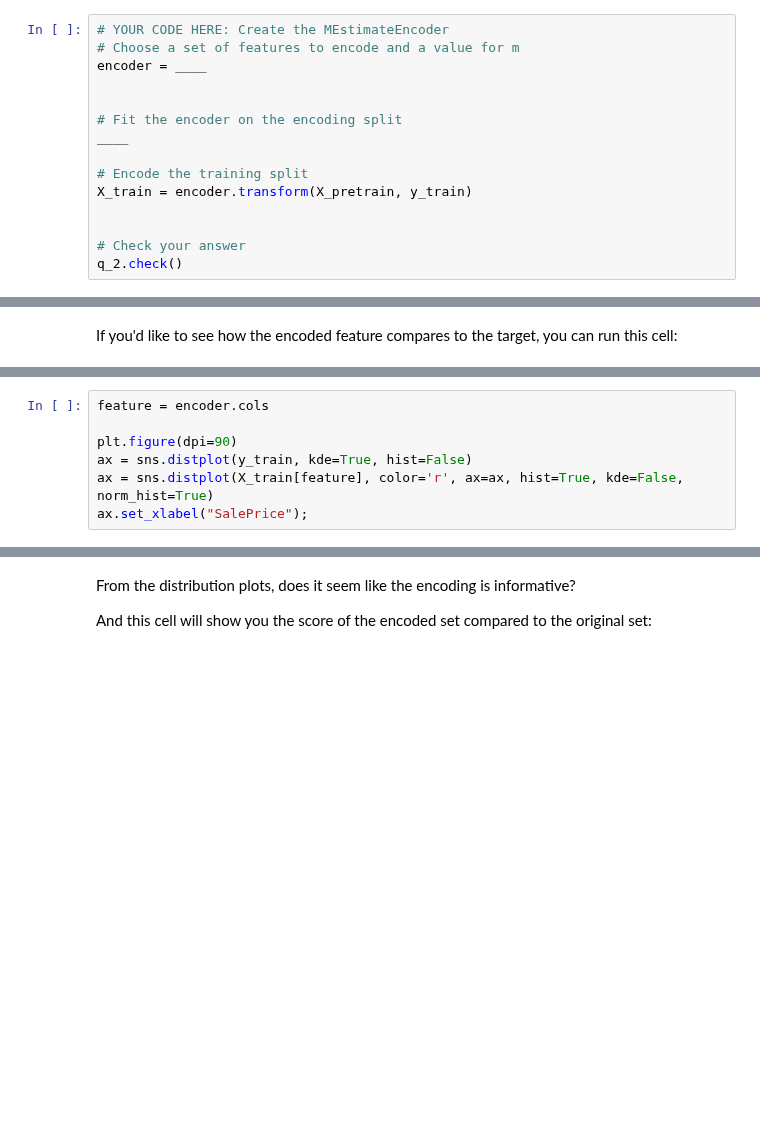
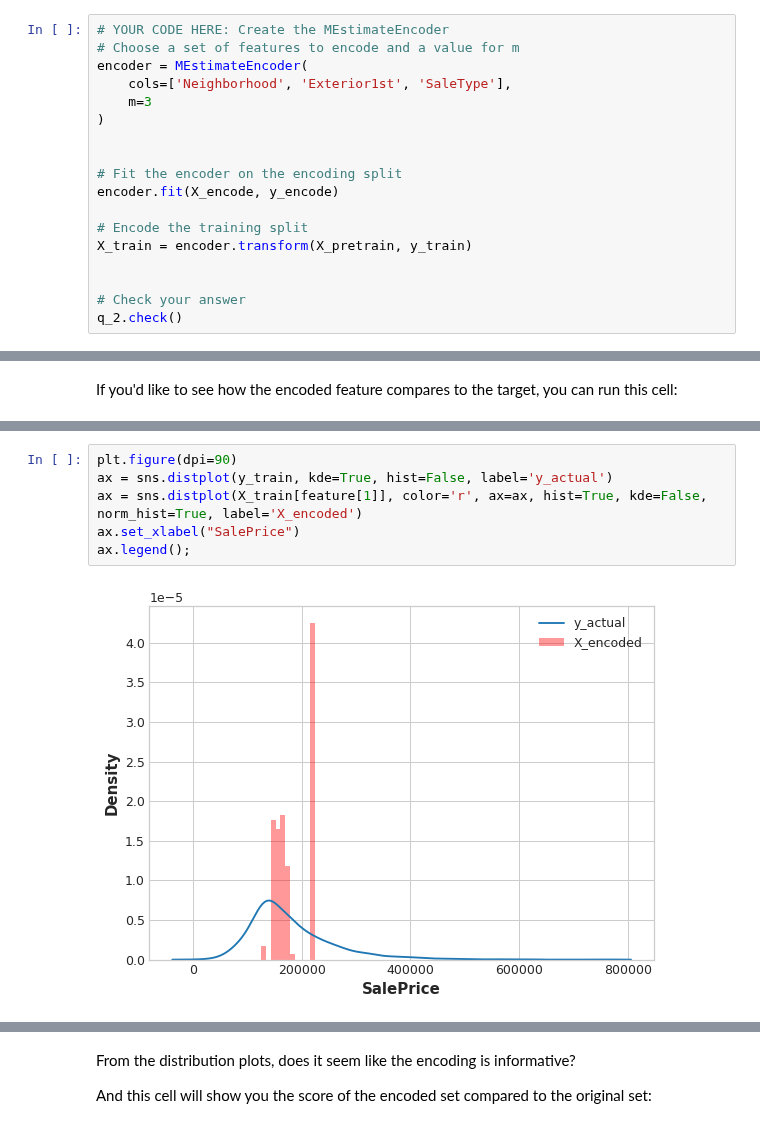
Before and after one commit to nayefahmad/ml-notes, a Jupyter notebook: 2024-07-19-target-encoding-categorical-variables.ipynb, the cells around one changed output, grey strips where cells are left out. Cells and saved outputs as stored; diff of their text form; blank space fills up the shorter version.

```diff
--- a/2024-07-19-target-encoding-categorical-variables.ipynb
+++ b/2024-07-19-target-encoding-categorical-variables.ipynb
@@ -164,11 +166,14 @@ Apply a target encoding to your choice of categorical features. Also choose a va
 # %%
 # YOUR CODE HERE: Create the MEstimateEncoder
 # Choose a set of features to encode and a value for m
-encoder = ____
+encoder = MEstimateEncoder(
+    cols=['Neighborhood', 'Exterior1st', 'SaleType'],
+    m=3
+)
 
 
 # Fit the encoder on the encoding split
-____
+encoder.fit(X_encode, y_encode)
 
 # Encode the training split
 X_train = encoder.transform(X_pretrain, y_train)
@@ -185,7 +214,8 @@ If you'd like to see how the encoded feature compares to the target, you can run
 # %%
-feature = encoder.cols
-
 plt.figure(dpi=90)
-ax = sns.distplot(y_train, kde=True, hist=False)
-ax = sns.distplot(X_train[feature], color='r', ax=ax, hist=True, kde=False, norm_hist=True)
-ax.set_xlabel("SalePrice");
+ax = sns.distplot(y_train, kde=True, hist=False, label='y_actual')
+ax = sns.distplot(X_train[feature[1]], color='r', ax=ax, hist=True, kde=False, norm_hist=True, label='X_encoded')
+ax.set_xlabel("SalePrice")
+ax.legend();
+# %% [output]
+[figure, added]
```
Also changed, not shown: parts of 8 cells of this notebook.
